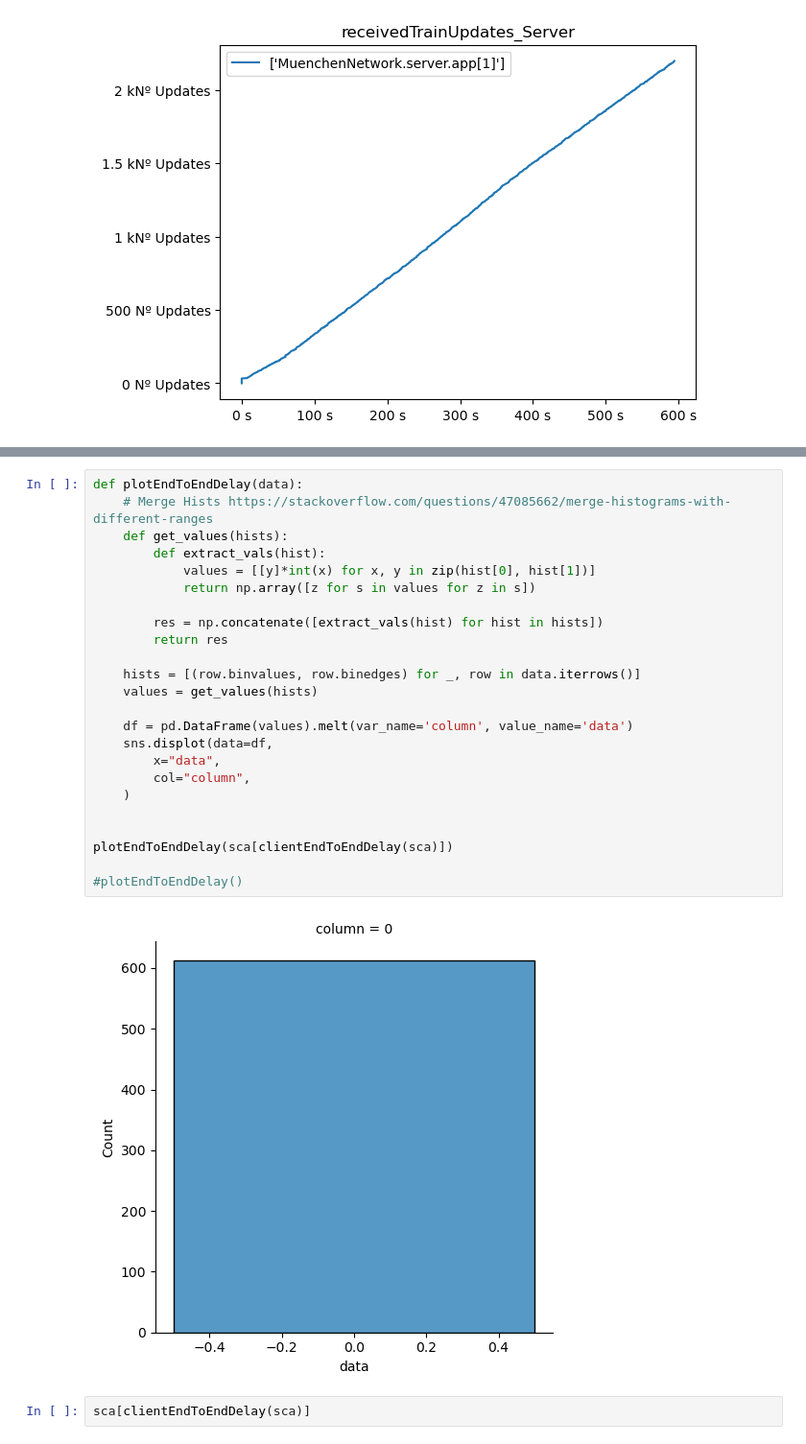
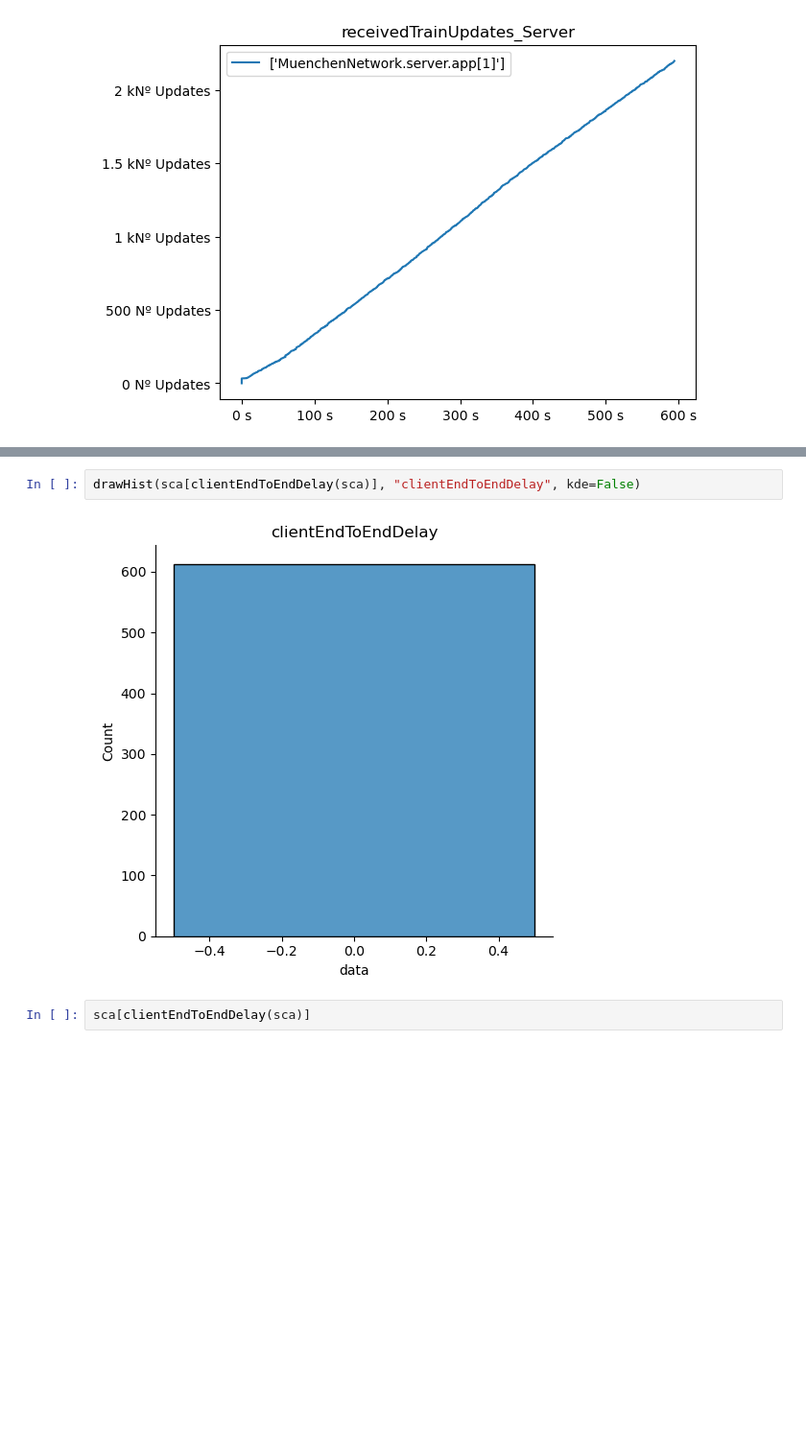
Before and after one commit to joaolucasmartins/NS2022, a Jupyter notebook: result_pipeline/notebook.ipynb, the cells around one changed output, grey strips where cells are left out. Shown at 96% size. Saved outputs shown, nothing was run; the diff lists cells and outputs as text; blank space fills up the shorter version.

```diff
--- a/result_pipeline/notebook.ipynb
+++ b/result_pipeline/notebook.ipynb
@@ -297,29 +308,7 @@ drawDelayHist(vec[clientResponseDelay(vec)])
-# %%
-def plotEndToEndDelay(data):
-    # Merge Hists https://stackoverflow.com/questions/47085662/merge-histograms-with-different-ranges
-    def get_values(hists):
-        def extract_vals(hist):
-            values = [[y]*int(x) for x, y in zip(hist[0], hist[1])]
-            return np.array([z for s in values for z in s])
-
-        res = np.concatenate([extract_vals(hist) for hist in hists])
-        return res
-
-    hists = [(row.binvalues, row.binedges) for _, row in data.iterrows()]
-    values = get_values(hists)
-
-    df = pd.DataFrame(values).melt(var_name='column', value_name='data')
-    sns.displot(data=df,
-        x="data",
-        col="column",
-    )
-
-
-plotEndToEndDelay(sca[clientEndToEndDelay(sca)])
-
-#plotEndToEndDelay()
-# %% [output]
-[figure, removed]
+# %%
+drawHist(sca[clientEndToEndDelay(sca)], "clientEndToEndDelay", kde=False)
+# %% [output]
+[figure, added]
 # %%
 sca[clientEndToEndDelay(sca)]
 # %% [output]
```
Also changed, not shown: parts of 13 cells of this notebook, 2 other files.
